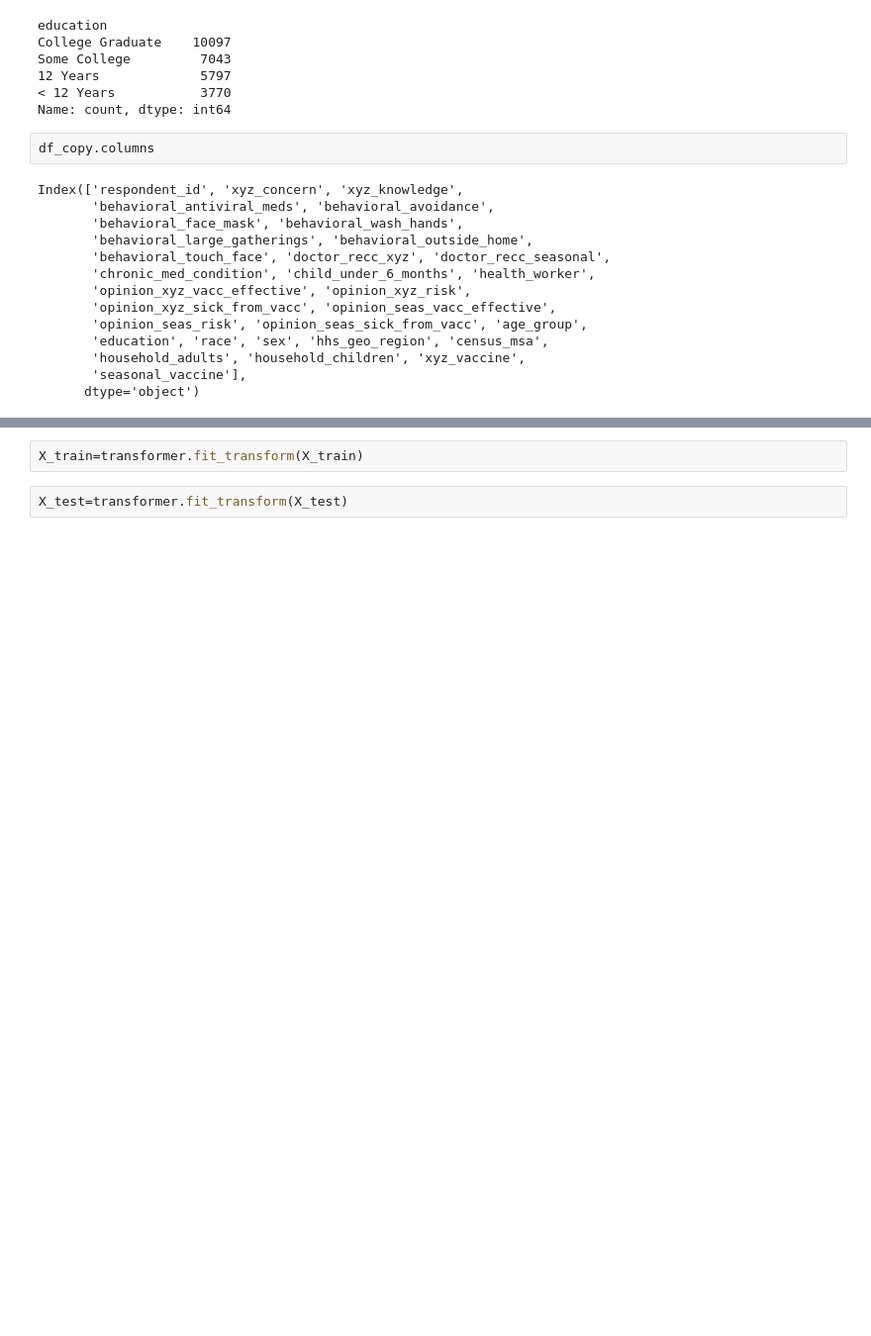
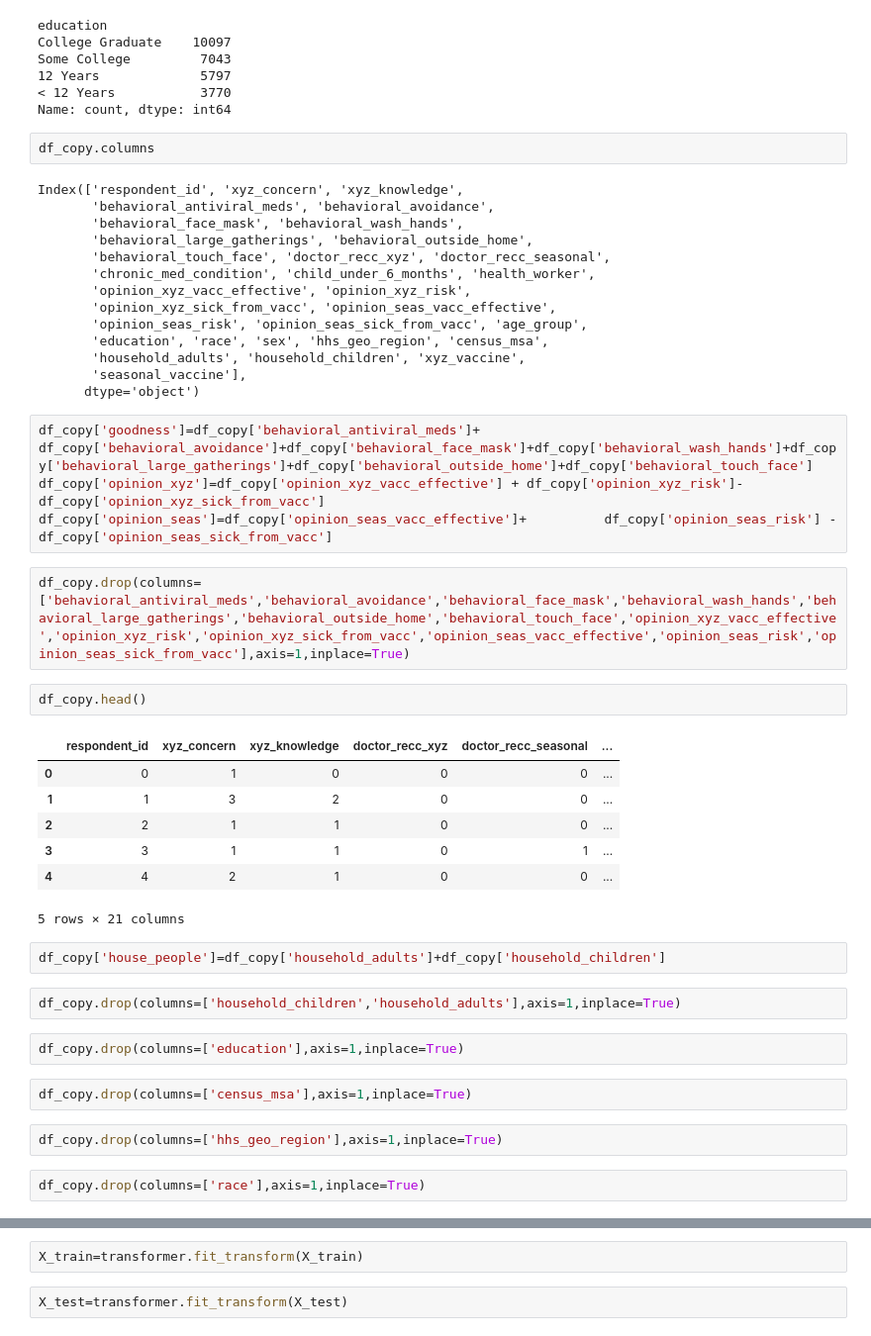
Before and after one commit to lmaoaadiez/tp, a Jupyter notebook: cna tasks/cna hackathon/dataset and all/solution.ipynb, the cells around one changed output, grey strips where cells are left out. Shown at 99% size. Cells and saved outputs as stored; diff of their text form; blank space fills up the shorter version.

```diff
--- a/cna tasks/cna hackathon/dataset and all/solution.ipynb
+++ b/cna tasks/cna hackathon/dataset and all/solution.ipynb
@@ -786,3 +783,31 @@ Index(['respondent_id', 'xyz_concern', 'xyz_knowledge',
        'household_adults', 'household_children', 'xyz_vaccine',
        'seasonal_vaccine'],
       dtype='object')
+# %%
+df_copy['goodness']=df_copy['behavioral_antiviral_meds']+ df_copy['behavioral_avoidance']+df_copy['behavioral_face_mask']+df_copy['behavioral_wash_hands']+df_copy['behavioral_large_gatherings']+df_copy['behavioral_outside_home']+df_copy['behavioral_touch_face']
+df_copy['opinion_xyz']=df_copy['opinion_xyz_vacc_effective'] + df_copy['opinion_xyz_risk']-df_copy['opinion_xyz_sick_from_vacc']
+df_copy['opinion_seas']=df_copy['opinion_seas_vacc_effective']+          df_copy['opinion_seas_risk'] - df_copy['opinion_seas_sick_from_vacc']
+# %%
+df_copy.drop(columns=['behavioral_antiviral_meds','behavioral_avoidance','behavioral_face_mask','behavioral_wash_hands','behavioral_large_gatherings','behavioral_outside_home','behavioral_touch_face','opinion_xyz_vacc_effective','opinion_xyz_risk','opinion_xyz_sick_from_vacc','opinion_seas_vacc_effective','opinion_seas_risk','opinion_seas_sick_from_vacc'],axis=1,inplace=True)
+# %%
+df_copy.head()
+# %% [output]
+|  | respondent_id | xyz_concern | xyz_knowledge | doctor_recc_xyz | doctor_recc_seasonal | ... |
+| 0 | 0 | 1 | 0 | 0 | 0 | ... |
+| 1 | 1 | 3 | 2 | 0 | 0 | ... |
+| 2 | 2 | 1 | 1 | 0 | 0 | ... |
+| 3 | 3 | 1 | 1 | 0 | 1 | ... |
+| 4 | 4 | 2 | 1 | 0 | 0 | ... |
+5 rows × 21 columns
+# %%
+df_copy['house_people']=df_copy['household_adults']+df_copy['household_children']
+# %%
+df_copy.drop(columns=['household_children','household_adults'],axis=1,inplace=True)
+# %%
+df_copy.drop(columns=['education'],axis=1,inplace=True)
+# %%
+df_copy.drop(columns=['census_msa'],axis=1,inplace=True)
+# %%
+df_copy.drop(columns=['hhs_geo_region'],axis=1,inplace=True)
+# %%
+df_copy.drop(columns=['race'],axis=1,inplace=True)
```
Also changed, not shown: parts of 50 cells of this notebook, 1 other file.
